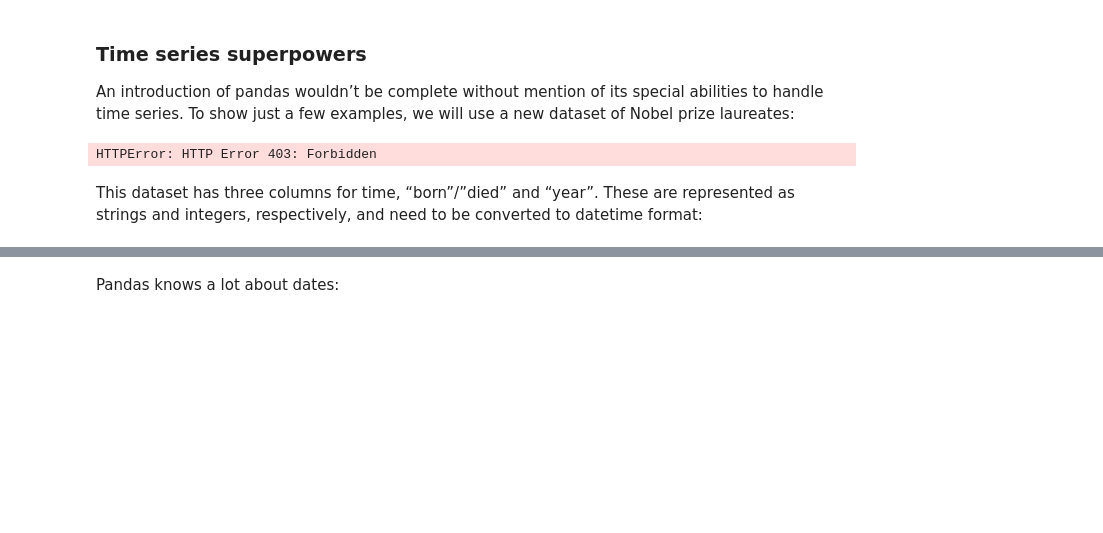
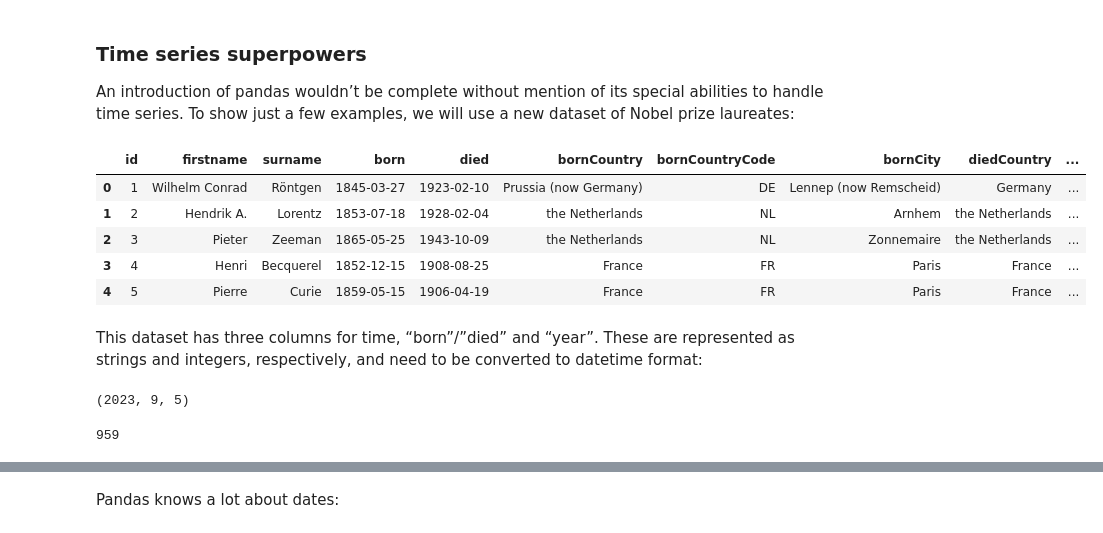
Before and after one commit to huiprobable/MATH473F23, a Jupyter notebook: Lectures/Lec03_pandas.ipynb, the cells around one changed output, grey strips where cells are left out. Cells and saved outputs as stored; diff of their text form; code cells hidden in the pictures; blank space fills up the shorter version.

```diff
--- a/Lectures/Lec03_pandas.ipynb
+++ b/Lectures/Lec03_pandas.ipynb
@@ -482,9 +513,15 @@ Here we chose to summarize the data by its mean, but many other common statistic
 
 An introduction of pandas wouldn’t be complete without mention of its special abilities to handle time series. To show just a few examples, we will use a new dataset of Nobel prize laureates:
 # %%
-nobel = pd.read_csv("http://api.nobelprize.org/v1/laureate.csv")
+storage_options = {'User-Agent': 'Mozilla/5.0'}
+nobel = pd.read_csv("http://api.nobelprize.org/v1/laureate.csv",storage_options=storage_options)
 nobel.head()
 # %% [output]
-HTTPError: HTTP Error 403: Forbidden
+|  | id | firstname | surname | born | died | bornCountry | bornCountryCode | bornCity | diedCountry | ... |
+| 0 | 1 | Wilhelm Conrad | Röntgen | 1845-03-27 | 1923-02-10 | Prussia (now Germany) | DE | Lennep (now Remscheid) | Germany | ... |
+| 1 | 2 | Hendrik A. | Lorentz | 1853-07-18 | 1928-02-04 | the Netherlands | NL | Arnhem | the Netherlands | ... |
+| 2 | 3 | Pieter | Zeeman | 1865-05-25 | 1943-10-09 | the Netherlands | NL | Zonnemaire | the Netherlands | ... |
+| 3 | 4 | Henri | Becquerel | 1852-12-15 | 1908-08-25 | France | FR | Paris | France | ... |
+| 4 | 5 | Pierre | Curie | 1859-05-15 | 1906-04-19 | France | FR | Paris | France | ... |
 # %% [markdown]
 This dataset has three columns for time, “born”/”died” and “year”. These are represented as strings and integers, respectively, and need to be converted to datetime format:
@@ -490,0 +530,6 @@ This dataset has three columns for time, “born”/”died” and “year”. T
+# %%
+from datetime import date
+today = date.today()
+today.year, today.month, today.day
+# %% [output]
+(2023, 9, 5)
@@ -490,0 +539,4 @@ This dataset has three columns for time, “born”/”died” and “year”. T
+# %%
+nobel_ppl.shape[0]
+# %% [output]
+959
```
Also changed, not shown: parts of 20 cells of this notebook.
